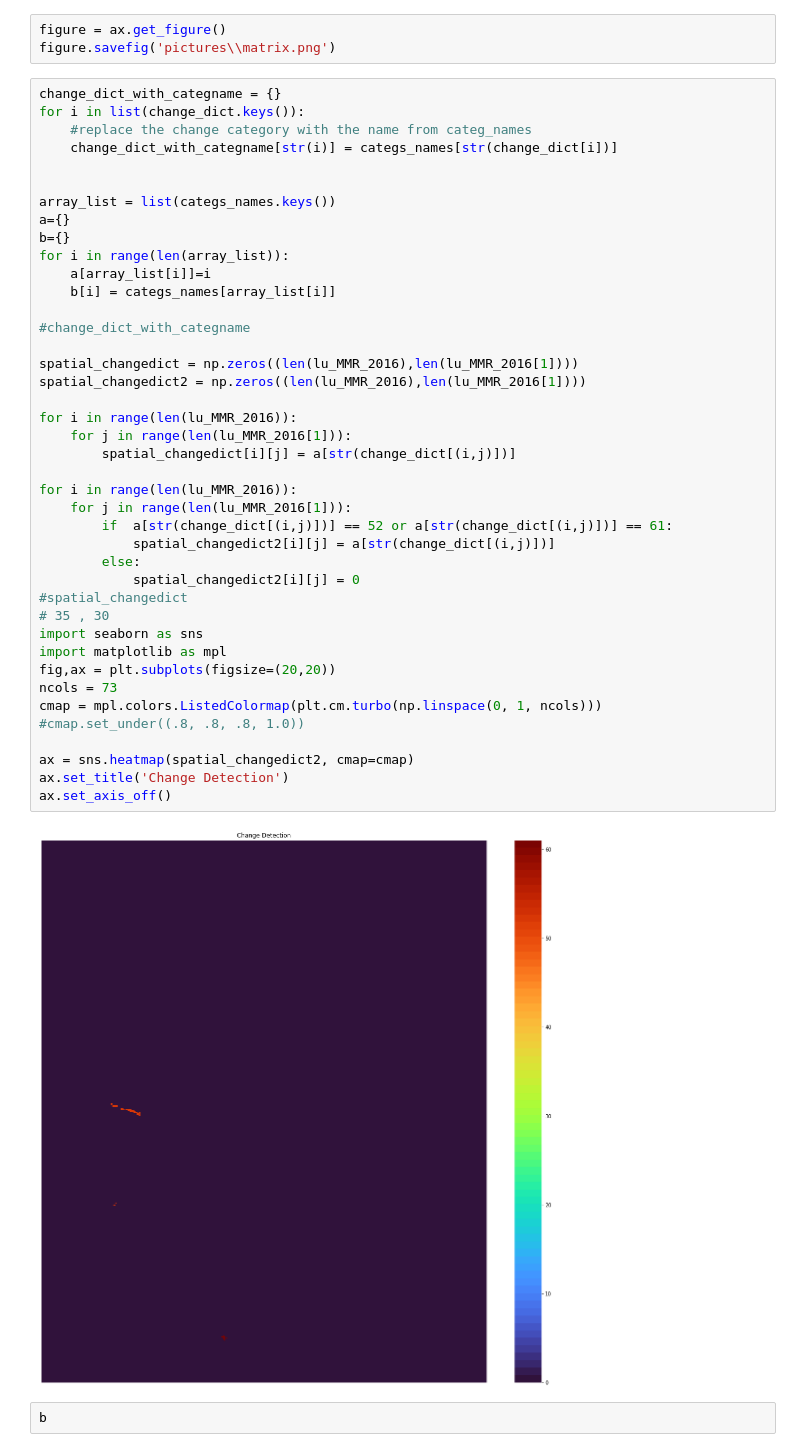
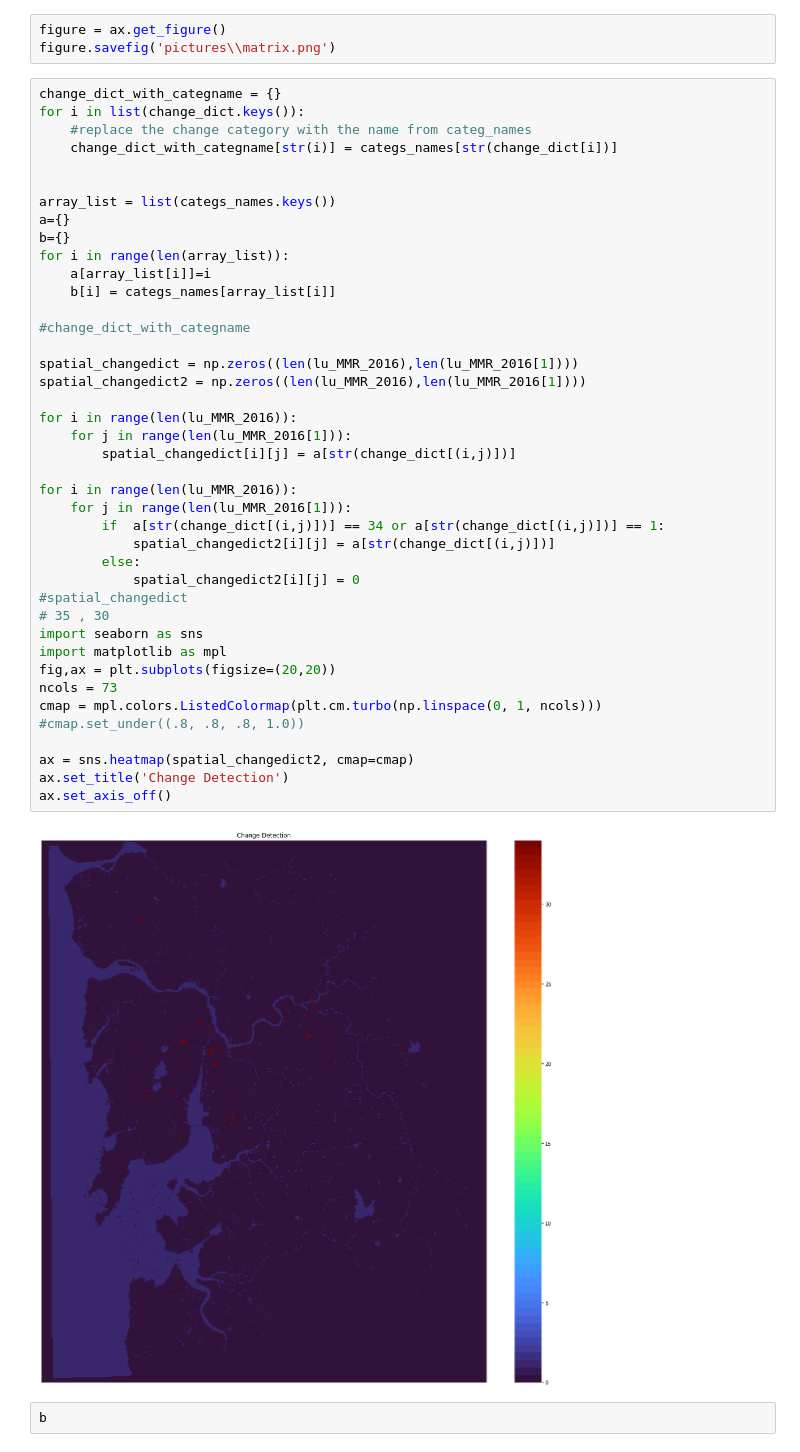
Before and after one commit to QuintLafleur97/MMR_python_codes, a Jupyter notebook: ENC_Py3_mra-main/Rastercomparison_MMR.ipynb, the cells around one changed output. Saved outputs shown, nothing was run; the diff lists cells and outputs as text.

```diff
--- a/ENC_Py3_mra-main/Rastercomparison_MMR.ipynb
+++ b/ENC_Py3_mra-main/Rastercomparison_MMR.ipynb
@@ -684,35 +685,35 @@ for i in range(len(array_list)):
     a[array_list[i]]=i
     b[i] = categs_names[array_list[i]]
 
 #change_dict_with_categname
 
 spatial_changedict = np.zeros((len(lu_MMR_2016),len(lu_MMR_2016[1])))
 spatial_changedict2 = np.zeros((len(lu_MMR_2016),len(lu_MMR_2016[1])))
 
 for i in range(len(lu_MMR_2016)):
     for j in range(len(lu_MMR_2016[1])):
         spatial_changedict[i][j] = a[str(change_dict[(i,j)])]
 
 for i in range(len(lu_MMR_2016)):
     for j in range(len(lu_MMR_2016[1])):
-        if  a[str(change_dict[(i,j)])] == 52 or a[str(change_dict[(i,j)])] == 61:
+        if  a[str(change_dict[(i,j)])] == 34 or a[str(change_dict[(i,j)])] == 1:
             spatial_changedict2[i][j] = a[str(change_dict[(i,j)])]
         else:
             spatial_changedict2[i][j] = 0
 #spatial_changedict
 # 35 , 30
 import seaborn as sns
 import matplotlib as mpl
 fig,ax = plt.subplots(figsize=(20,20))
 ncols = 73
 cmap = mpl.colors.ListedColormap(plt.cm.turbo(np.linspace(0, 1, ncols)))
 #cmap.set_under((.8, .8, .8, 1.0))
 
 ax = sns.heatmap(spatial_changedict2, cmap=cmap)
 ax.set_title('Change Detection')
 ax.set_axis_off()
 # %% [output]
-[figure, old version]
+[figure, new version]
 # %%
 b
 # %% [output]
```
Also changed, not shown: parts of 3 cells of this notebook, 5 other files.
